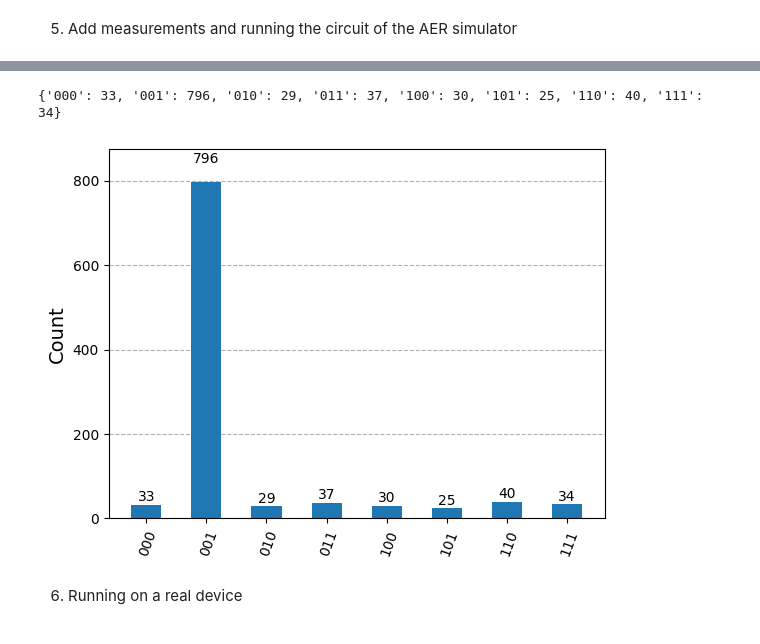
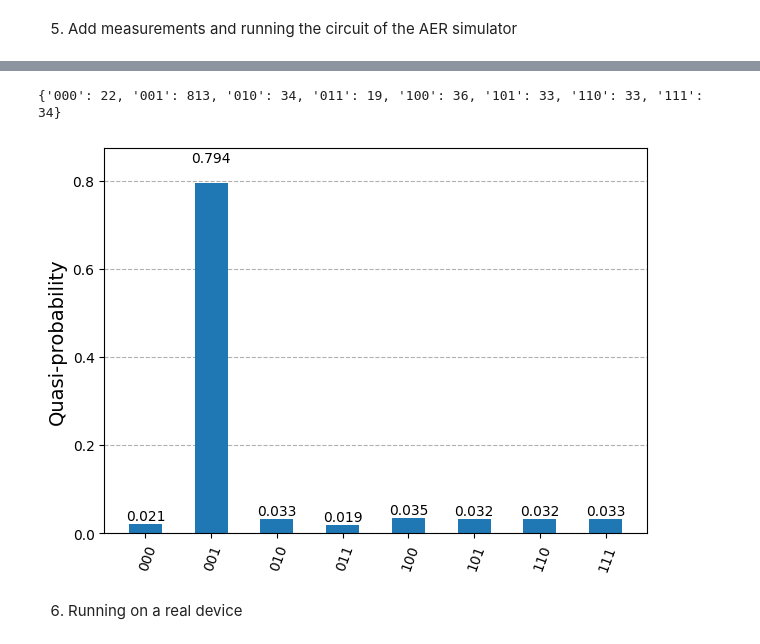
Before and after one commit to TheBarzani/vcgc, a Jupyter notebook: grover_circuit_for_3_node_coloring_1_query.ipynb, the cells around one changed output, grey strips where cells are left out. Drawn from its saved outputs; the diff is of its cells as text; code cells hidden in the pictures.

```diff
--- a/grover_circuit_for_3_node_coloring_1_query.ipynb
+++ b/grover_circuit_for_3_node_coloring_1_query.ipynb
@@ -86,35 +85,35 @@ qc_decomposed.draw('mpl')
 # %%
 from qiskit_aer import Aer
 # import basic plot tools
-from qiskit.visualization import plot_histogram
+from qiskit.visualization import plot_histogram, plot_distribution
 
 # Creating the backend
 qasm_sim = Aer.get_backend('qasm_simulator')
 result = qasm_sim.run(qc_decomposed).result()
 counts = result.get_counts()
 
 # A function to extract the counts of the useful qubits
 def process_counts(counts, num_qubits=3):
     # New dictionary to store our results in.
     new_counts = {f'{i:0{num_qubits}b}': 0 for i in range(2**num_qubits)}
 
     # Loop through the counts dictionary, adding the value to the
     # respective key in new_counts based on what state the show_qubit is in
     for count in counts:
         count_idx = (len(count) - num_qubits)
         new_counts[count[count_idx:count_idx+num_qubits]] += counts[count]
 
     return new_counts
 
 # Use the function to process the counts
 new_counts = process_counts(counts)
 print(new_counts)
-plot_histogram(new_counts)
+plot_distribution(new_counts)
 
 # plot_histogram(counts)
 # %% [output]
-{'000': 33, '001': 796, '010': 29, '011': 37, '100': 30, '101': 25, '110': 40, '111': 34}
+{'000': 22, '001': 813, '010': 34, '011': 19, '100': 36, '101': 33, '110': 33, '111': 34}
-[figure, old version]
+[figure, new version]
 # %% [markdown]
 6. Running on a real device
 # %%
```
Also changed, not shown: parts of 10 cells of this notebook, 3 other files.
